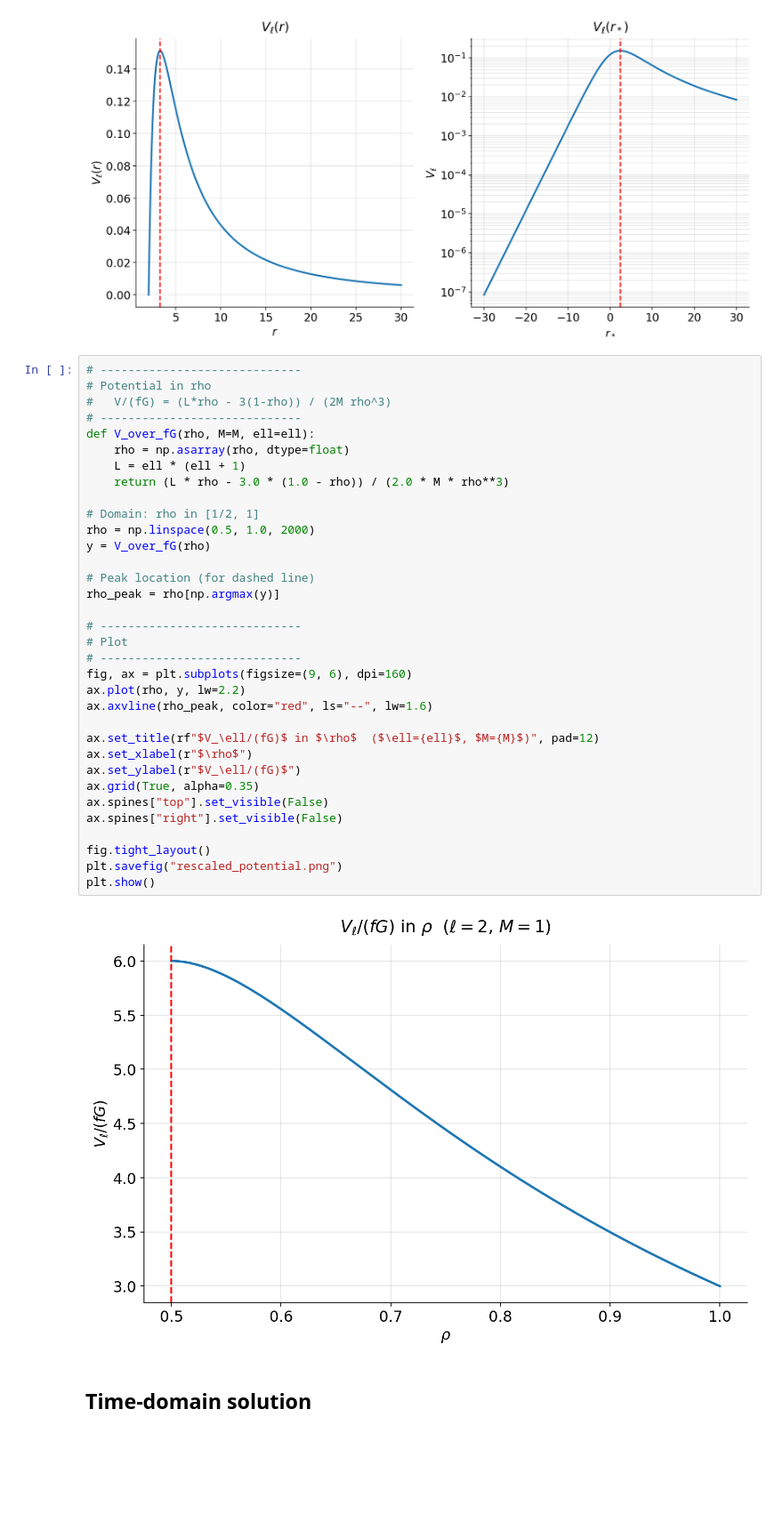
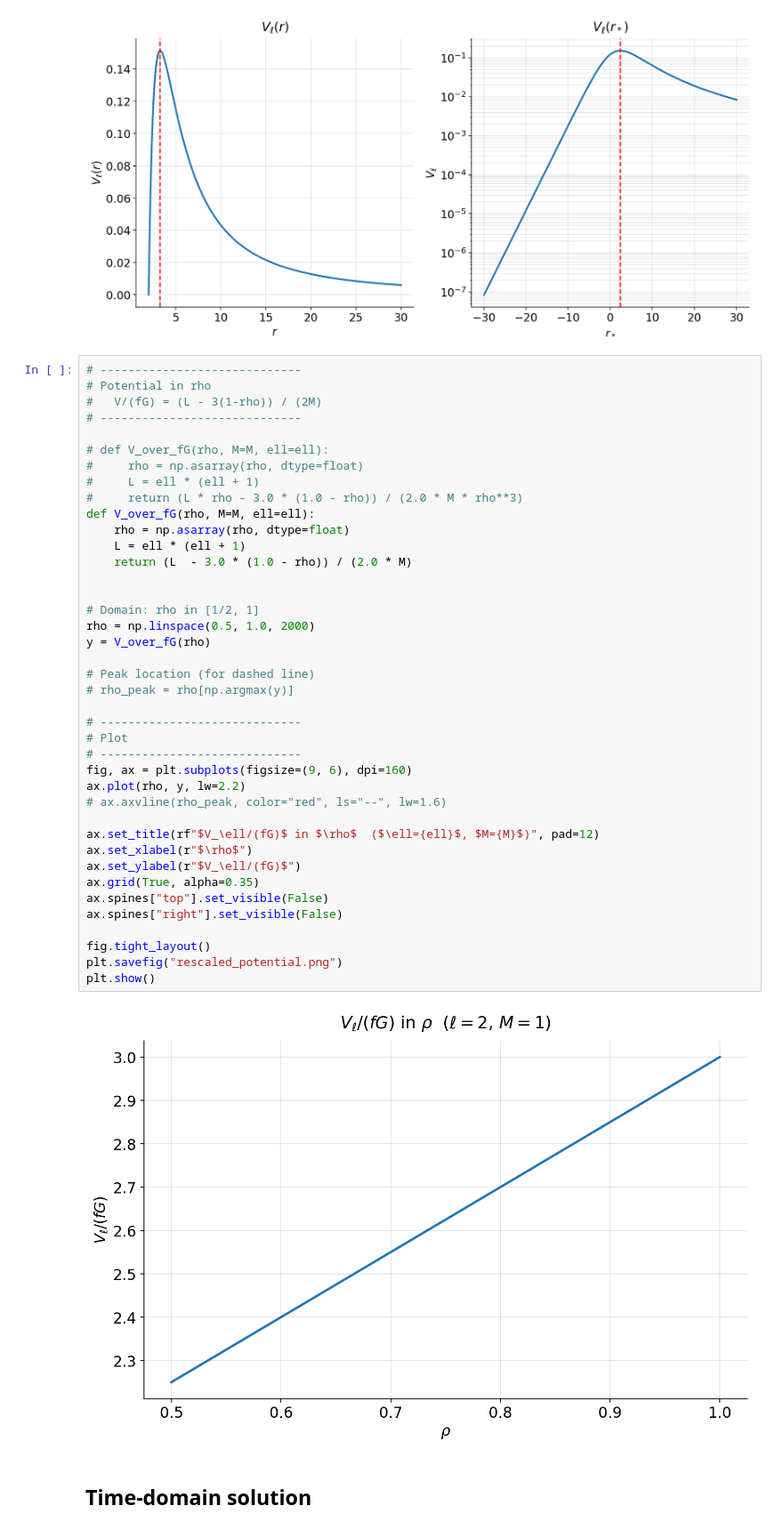
Before and after one commit to anilzen/anilzen.github.io, a Jupyter notebook: content/post/2026/black-hole-gravitational-waves/plots.ipynb, the cells around one changed output. Shown at 89% size. Drawn from its saved outputs; the diff is of its cells as text; blank space fills up the shorter version.

```diff
--- a/content/post/2026/black-hole-gravitational-waves/plots.ipynb
+++ b/content/post/2026/black-hole-gravitational-waves/plots.ipynb
@@ -104,39 +104,45 @@ plt.show()
 # %%
 # -----------------------------
 # Potential in rho
-#   V/(fG) = (L*rho - 3(1-rho)) / (2M rho^3)
+#   V/(fG) = (L - 3(1-rho)) / (2M)
 # -----------------------------
+
+# def V_over_fG(rho, M=M, ell=ell):
+#     rho = np.asarray(rho, dtype=float)
+#     L = ell * (ell + 1)
+#     return (L * rho - 3.0 * (1.0 - rho)) / (2.0 * M * rho**3)
 def V_over_fG(rho, M=M, ell=ell):
     rho = np.asarray(rho, dtype=float)
     L = ell * (ell + 1)
-    return (L * rho - 3.0 * (1.0 - rho)) / (2.0 * M * rho**3)
+    return (L  - 3.0 * (1.0 - rho)) / (2.0 * M)
+
 
 # Domain: rho in [1/2, 1]
 rho = np.linspace(0.5, 1.0, 2000)
 y = V_over_fG(rho)
 
 # Peak location (for dashed line)
-rho_peak = rho[np.argmax(y)]
+# rho_peak = rho[np.argmax(y)]
 
 # -----------------------------
 # Plot
 # -----------------------------
 fig, ax = plt.subplots(figsize=(9, 6), dpi=160)
 ax.plot(rho, y, lw=2.2)
-ax.axvline(rho_peak, color="red", ls="--", lw=1.6)
+# ax.axvline(rho_peak, color="red", ls="--", lw=1.6)
 
 ax.set_title(rf"$V_\ell/(fG)$ in $\rho$  ($\ell={ell}$, $M={M}$)", pad=12)
 ax.set_xlabel(r"$\rho$")
 ax.set_ylabel(r"$V_\ell/(fG)$")
 ax.grid(True, alpha=0.35)
 ax.spines["top"].set_visible(False)
 ax.spines["right"].set_visible(False)
 
 fig.tight_layout()
 plt.savefig("rescaled_potential.png")
 plt.show()
 # %% [output]
-[figure, old version]
+[figure, new version]
 # %% [markdown]
 ## Time-domain solution
 # %%
```
Also changed, not shown: parts of 6 cells of this notebook, 4 other files.
